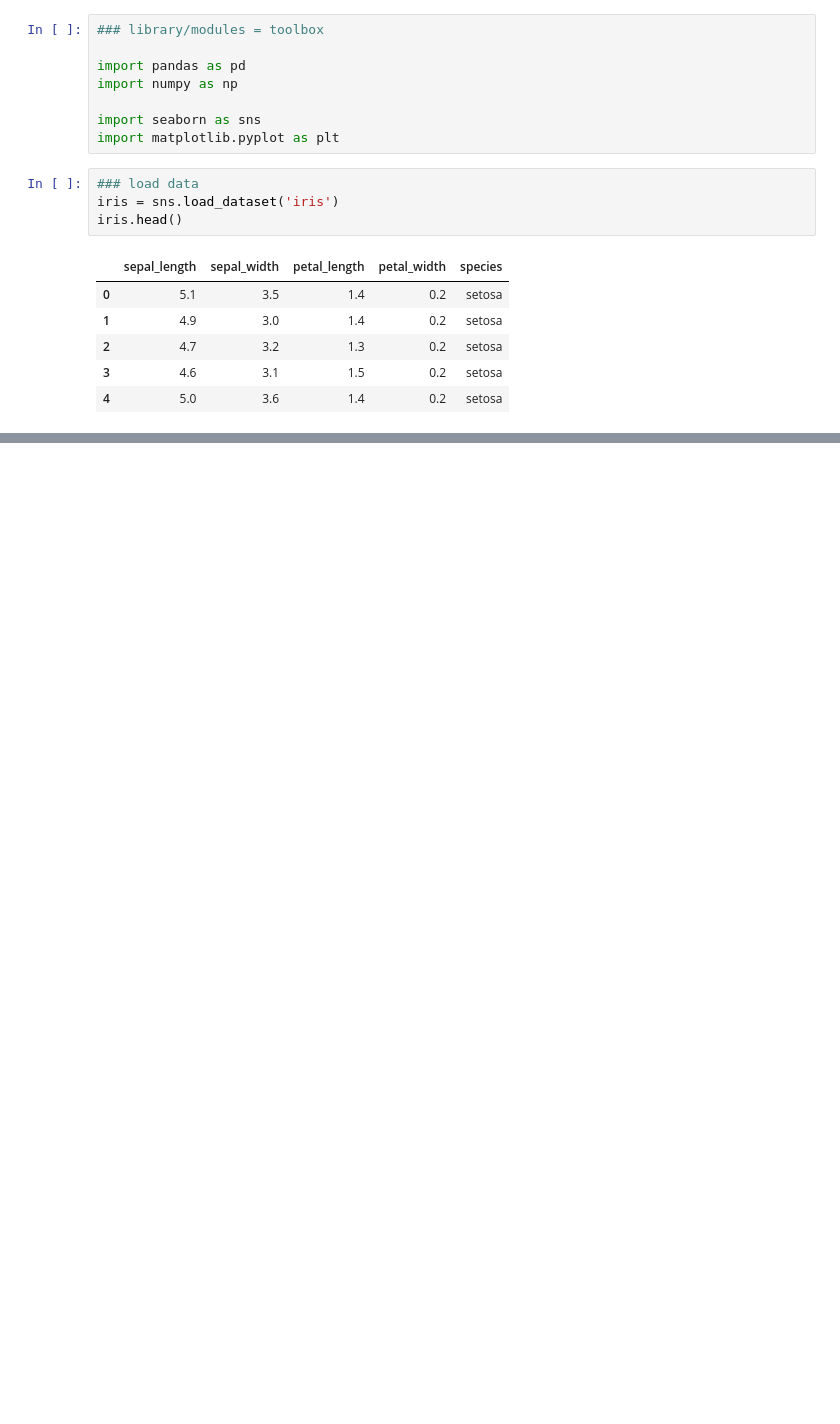
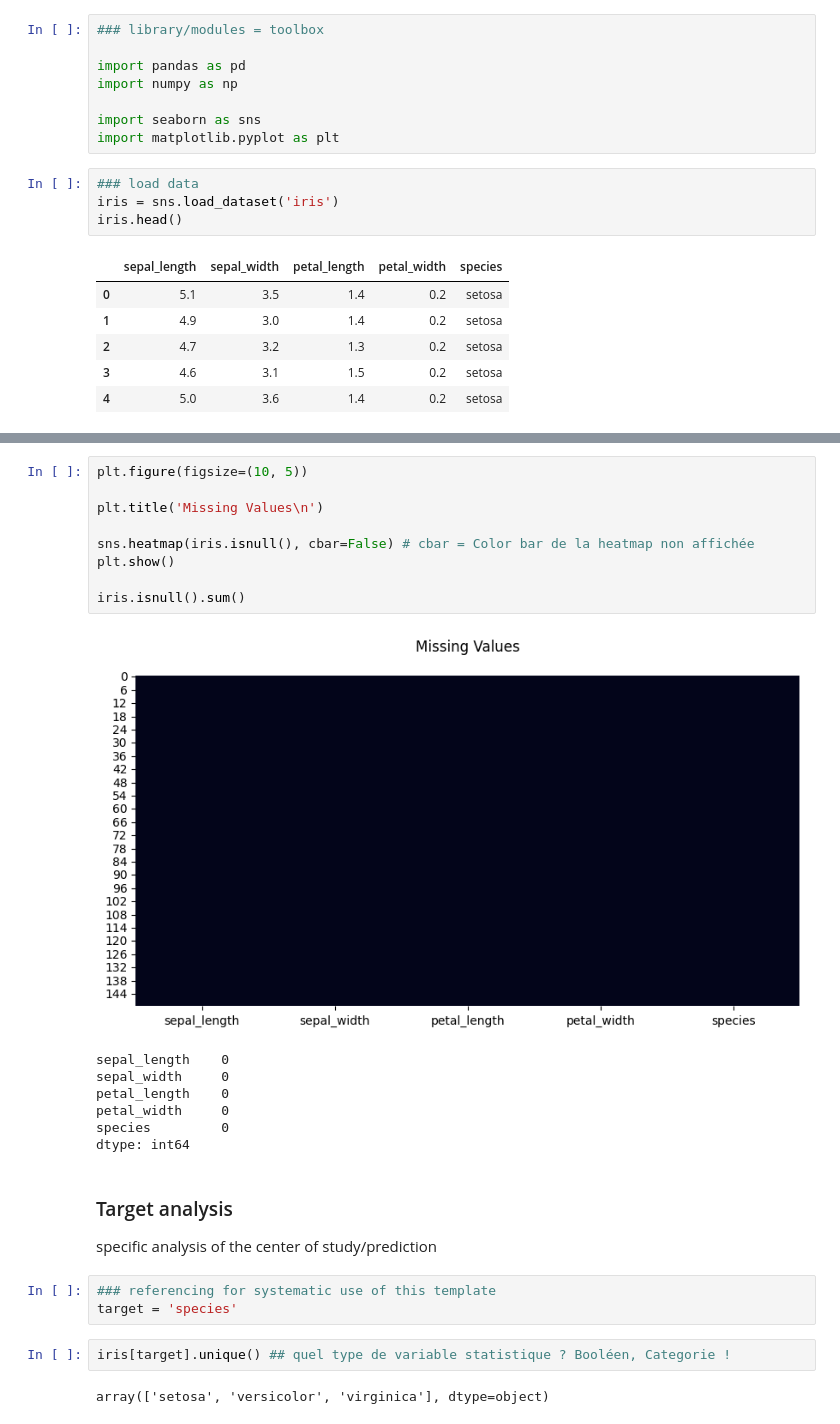
Before and after one commit to Sjebril87/IRIS_EDA, a Jupyter notebook: IRIS_EDA_V1.ipynb, the cells around one changed output, grey strips where cells are left out. Cells and saved outputs as stored; diff of their text form; blank space fills up the shorter version.

```diff
--- a/IRIS_EDA_V1.ipynb
+++ b/IRIS_EDA_V1.ipynb
@@ -19,0 +83,27 @@ iris.head()
+# %%
+plt.figure(figsize=(10, 5))
+
+plt.title('Missing Values\n')
+
+sns.heatmap(iris.isnull(), cbar=False) # cbar = Color bar de la heatmap non affichée
+plt.show()
+
+iris.isnull().sum()
+# %% [output]
+[figure, added]
+sepal_length    0
+sepal_width     0
+petal_length    0
+petal_width     0
+species         0
+dtype: int64
+# %% [markdown]
+###  Target analysis
+specific analysis of the center of study/prediction
+# %%
+### referencing for systematic use of this template
+target = 'species'
+# %%
+iris[target].unique() ## quel type de variable statistique ? Booléen, Categorie !
+# %% [output]
+array(['setosa', 'versicolor', 'virginica'], dtype=object)
```
Also changed, not shown: parts of 20 cells of this notebook.
